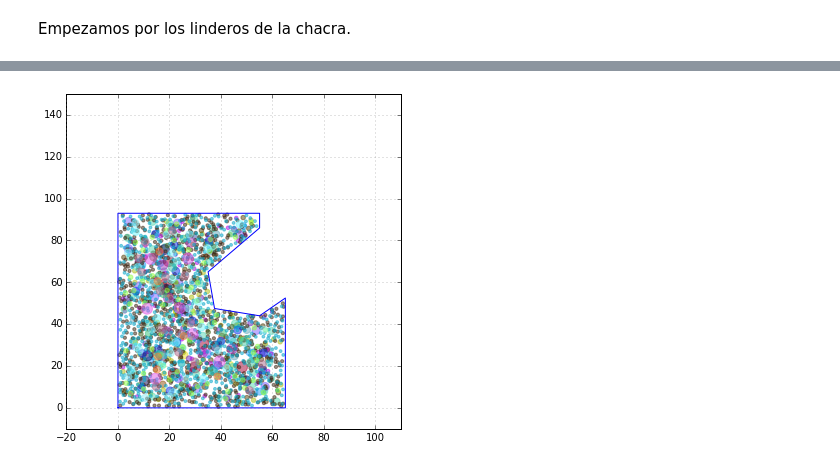
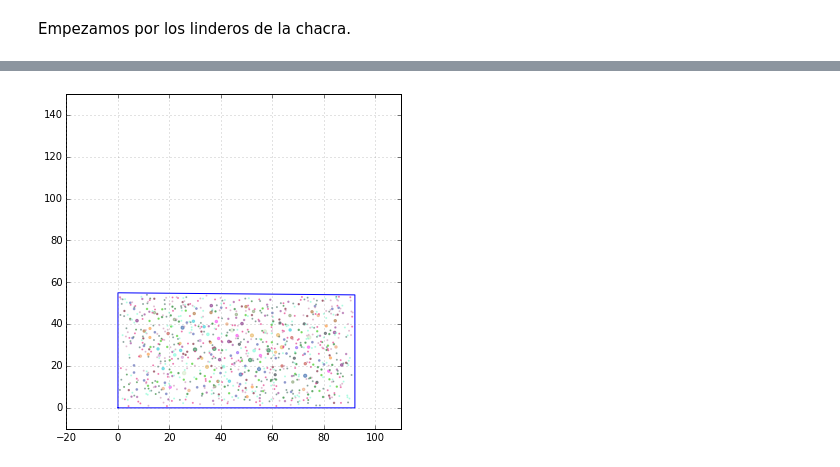
Before and after one commit to icarito/arbio-diagram, a Jupyter notebook: diagrama.ipynb, the cells around one changed output, grey strips where cells are left out. Cells and saved outputs as stored; diff of their text form; code cells hidden in the pictures.

```diff
--- a/diagrama.ipynb
+++ b/diagrama.ipynb
@@ -38,4 +39,5 @@ La base de datos consiste en una lista de especies, cantidades, diámetro, y car
 # %%
-especies = pd.read_csv("db.txt") ## Es una base
-#especies = especies[(especies.estrato==3)]
-especies.
+especies = pd.read_csv("db_final.csv") ## Es una base
+especies = especies.sort('Estrato', ascending=False)
+especies_medicinal = especies[(especies.Usos=="Medicinal")]
+especies_frutal = especies[(especies.Usos=="Frutal")]
@@ -92,0 +87,7 @@ lindero_x, lindero_y = chacra.exterior.xy
+# %%
+chacra2 = geometry.Polygon([ [0,0],
+                            [0, 55],
+                            [92, 54],
+                            [92,0],
+                          ])
+chacra2
@@ -159,4 +172,4 @@ class Poblacion:
 # %%
 # Demora bastante
-pob = Poblacion(chacra, especies)
+pob = Poblacion(chacra2, especies_frutal, intentos=1000)
 # %% [output]
@@ -195,15 +203,14 @@ pob.individuos.dropna()
 # %%
 fig = plt.figure(figsize=(6, 6))
-chacra_x, chacra_y = chacra.exterior.xy
 ax = fig.add_subplot(111)
 ax.set_ylim(-10,150)
 ax.set_xlim(-20,110)
-ax.plot( *chacra.exterior.xy )
-ax.scatter(list(pob.individuos.x),
+ax.plot( *chacra2.exterior.xy )
+points = ax.scatter(list(pob.individuos.x),
            list(pob.individuos.y),
            color=list(pob.individuos.color),
-           s=list(pob.individuos.diametro),
+           s=list(pob.individuos['Diametro.dosel']),
            alpha=0.5)
 ax.grid(color='gray', alpha=0.9)
 # %% [output]
-[figure, old version]
+[figure, new version]
```
Also changed, not shown: parts of 18 cells of this notebook, 1 other file.
